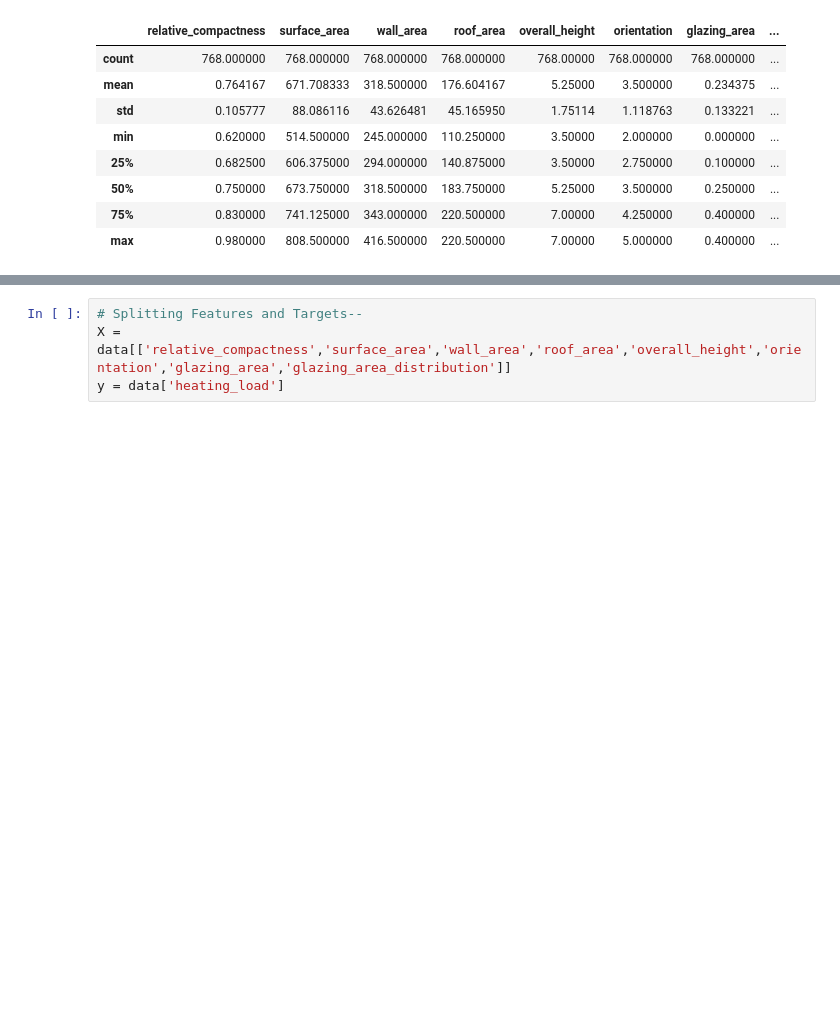
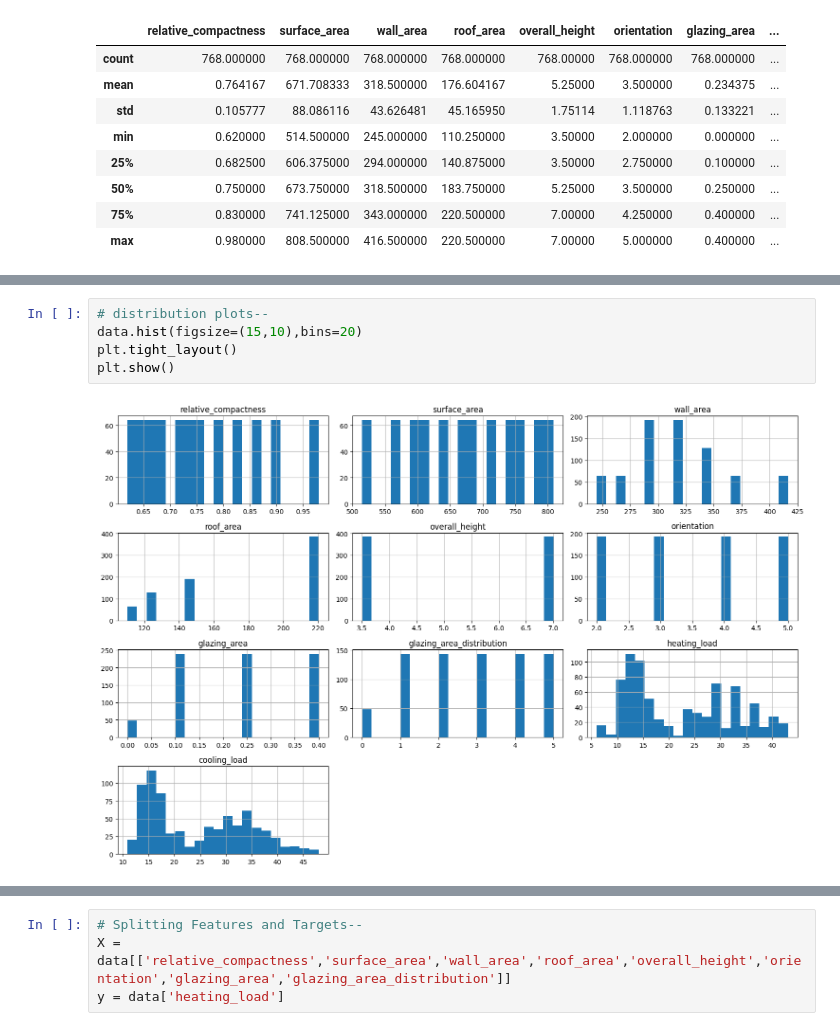
Before and after one commit to BeenishJahan/Energy_efficiency, a Jupyter notebook: model.ipynb, the cells around one changed output, grey strips where cells are left out. Drawn from its saved outputs; the diff is of its cells as text; blank space fills up the shorter version.

```diff
--- a/model.ipynb
+++ b/model.ipynb
@@ -183,0 +204,7 @@ data.describe()
+# %%
+# distribution plots--
+data.hist(figsize=(15,10),bins=20)
+plt.tight_layout()
+plt.show()
+# %% [output]
+[figure, added]
```
Also changed, not shown: parts of 7 cells of this notebook.
